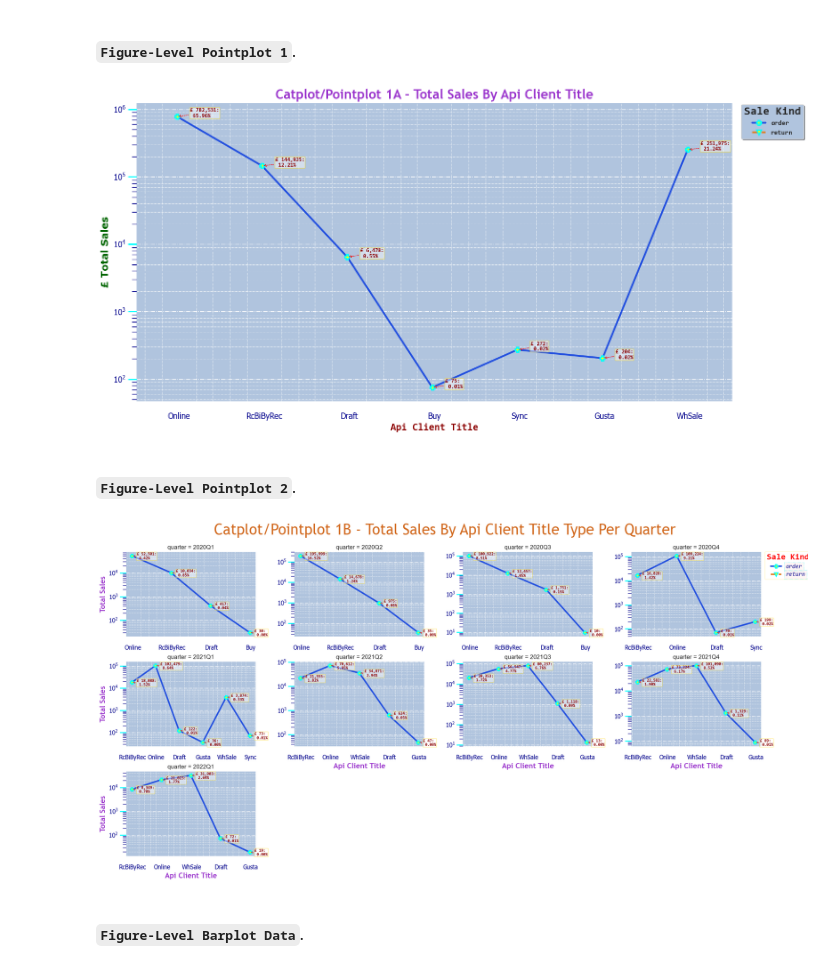
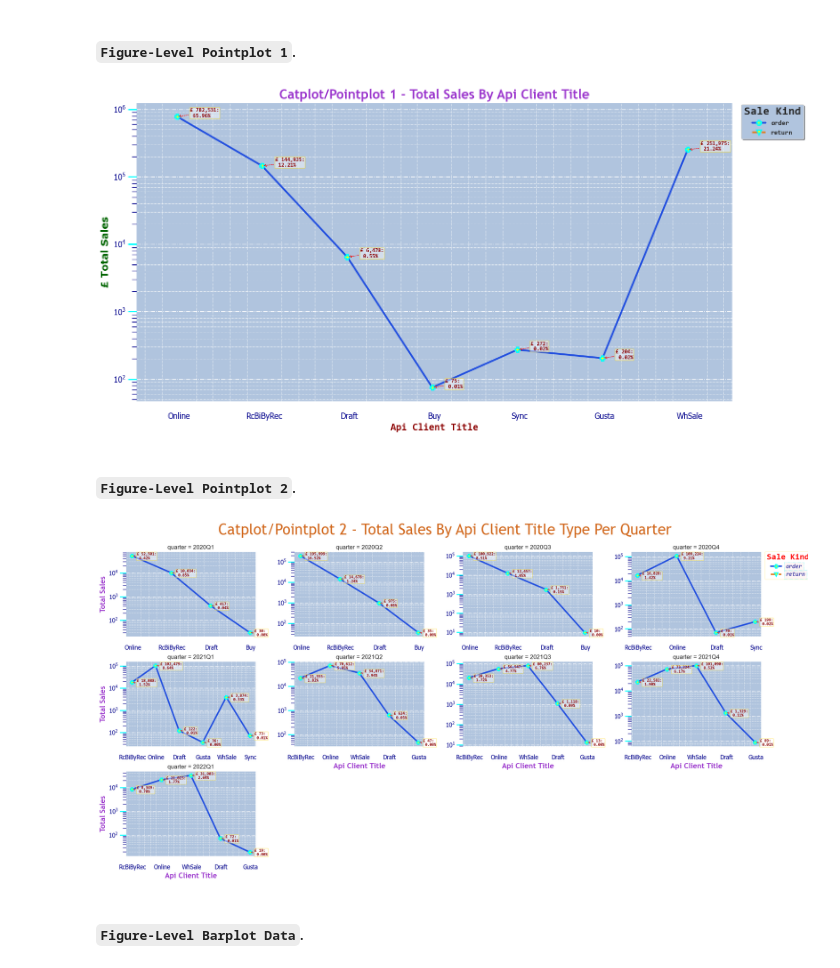
Before and after one commit to ArkylTrulock/Analytics_VYM_AX, a Jupyter notebook: Python_Projects/Coffee_Sales_Data_Analysis/Categorical_Estimate_Plots/Categorical_Plot.ipynb, the cells around one changed output. Cells and saved outputs as stored; diff of their text form; code cells hidden in the pictures.

Commit message:
Coffee Sales Data Analysis Group commit

```diff
--- a/Python_Projects/Coffee_Sales_Data_Analysis/Categorical_Estimate_Plots/Categorical_Plot.ipynb
+++ b/Python_Projects/Coffee_Sales_Data_Analysis/Categorical_Estimate_Plots/Categorical_Plot.ipynb
@@ -920,7 +932,7 @@ pointplot_data1
 # %% [markdown]
 ##### `Figure-Level Pointplot 1`.
 # %%
-# CATPLOT-POINTPLOT 1A (Hue = sale_kind)
+# CATPLOT-POINTPLOT 1 (Hue = sale_kind)
 
 title_font = {'family':'trebuchet ms','color':'darkorchid','size':20,'style':'normal','weight':'bold'}
 x_label_font = {'family':'consolas','color':'darkred','size':15,'style':'normal','weight':'bold'}
@@ -960,7 +972,7 @@ axes = g.axes.flatten()
 
 # Add minor ticks to each subplot
 for ax in g.axes.flat:
-    ax.set_title('Catplot/Pointplot 1A - Total Sales By Api Client Title',loc='center',fontdict=title_font)
+    ax.set_title('Catplot/Pointplot 1 - Total Sales By Api Client Title',loc='center',fontdict=title_font)
     ax.set_xlabel('Api Client Title',loc='center',fontdict=x_label_font)
     ax.set_ylabel('£ Total Sales',loc='center',fontdict=y_label_font)
     ax.yaxis.set_major_formatter(StrMethodFormatter('£ {x:,}'))
@@ -987,40 +999,40 @@ sns.move_legend(g,"upper left",bbox_to_anchor=(0.84, 0.96),borderaxespad=0,title
 # sns.move_legend(g,"upper left",bbox_to_anchor=(0.84, 0.96),borderaxespad=0,title='Sale Kind',title_fontproperties=title_props,prop=legend_props,frameon=True,shadow=True,fancybox=True)
 
 #==#
 
 # Annotation format properties
 arrow=dict(arrowstyle="->",color='red',mutation_aspect=1,linewidth=1,linestyle='dotted',capstyle='round',joinstyle='round',alpha=1,connectionstyle='arc3,rad=0')
 box=dict(boxstyle="round",pad=0.1,facecolor='white',alpha=0.45,edgecolor='gold')
 
 
 # Annotate catplot/poinplot values & percentages in arrow & bbox round format - £/%
 
 # Function to annotate points & percentages
 def annotate_values_and_percentages(ax):
     for line in ax.lines:
         for x, y in zip(line.get_xdata(), line.get_ydata()):
             # Assuming the y-values are to be converted to percentages
             percent = y / pointplot_data1['total_sales'].sum() * 100
             ax.annotate(f'£ {y:,.0f}:\n {percent:.2f}%',(x, y),xytext=(20, 5),textcoords='offset points',
                 ha='left',va='center',family='consolas',fontstyle='normal',fontsize=8,fontweight='bold',color='darkred',rotation=0,arrowprops=arrow,bbox=box)
 
 # Iterate through each subplot to annotate points & percentages
 for ax in g.axes.flat:
     annotate_values_and_percentages(ax)
 #==#
 
-my_path = r"\Users\tailb\Python-Documents\os\PNG Files\GhP"
-plt.savefig(my_path + '/catplot-pointplot1A.png',transparent=None,dpi='figure',format=None,metadata=None,bbox_inches='tight',pad_inches=0.1,facecolor='auto',edgecolor='yellow',backend=None)
+my_path = r"\Users\tailb\Data Science\Python_Projects\Python_Projects\Coffee_Sales_Data_Analysis\Categorical_Estimate_Plots\Assets"
+plt.savefig(my_path + '/Catplot_Pointplot_1.png',transparent=None,dpi='figure',format=None,metadata=None,bbox_inches='tight',pad_inches=0.1,facecolor='auto',edgecolor='yellow',backend=None)
 
 #==#
 
 plt.show()
 # %% [output]
-[figure, old version]
+[figure, new version]
 # %% [markdown]
 ##### `Figure-Level Pointplot 2`.
 # %%
-# CATPLOT-POINTPLOT 1B (Hue = sale_kind, Col = Quarter)
+# CATPLOT-POINTPLOT 2 (Hue = sale_kind, Col = Quarter)
 
 title_font = {'family':'trebuchet ms','color':'darkorchid','size':20,'style':'normal','weight':'bold'}
 x_label_font = {'family':'consolas','color':'darkred','size':15,'style':'normal','weight':'bold'}
@@ -1053,7 +1065,7 @@ saturation=0.75,dodge=True)
 #==#
 
 g.figure.set_size_inches(20, 10)
-g.figure.suptitle('Catplot/Pointplot 1B - Total Sales By Api Client Title Type Per Quarter',size=30,fontdict=suptitle_font)
+g.figure.suptitle('Catplot/Pointplot 2 - Total Sales By Api Client Title Type Per Quarter',size=30,fontdict=suptitle_font)
 g.set_axis_labels("Api Client Title","Total Sales",fontdict=axis_labels_font,labelpad=None,loc=None)
 g.figure.subplots_adjust(left=None,bottom=None,right=None,top=0.9,wspace=0.3,hspace=0.3)
 
@@ -1126,14 +1138,14 @@ for ax in axes:
 
 #==#
 
-my_path = r"\Users\tailb\Python-Documents\os\PNG Files\GhP"
-plt.savefig(my_path + '/catplot-pointplot1B.png',transparent=None,dpi='figure',format=None,metadata=None,bbox_inches='tight',pad_inches=0.1,facecolor='auto',edgecolor='yellow',backend=None)
+my_path = r"\Users\tailb\Data Science\Python_Projects\Python_Projects\Coffee_Sales_Data_Analysis\Categorical_Estimate_Plots\Assets"
+plt.savefig(my_path + '/Catplot_Pointplot_2.png',transparent=None,dpi='figure',format=None,metadata=None,bbox_inches='tight',pad_inches=0.1,facecolor='auto',edgecolor='yellow',backend=None)
 
 #==#
 
 plt.show()
 # %% [output]
-[figure, old version]
+[figure, new version]
 # %% [markdown]
 ##### `Figure-Level Barplot Data`.
 # %%
```
Also changed, not shown: parts of 7 cells of this notebook, 8 other files.
